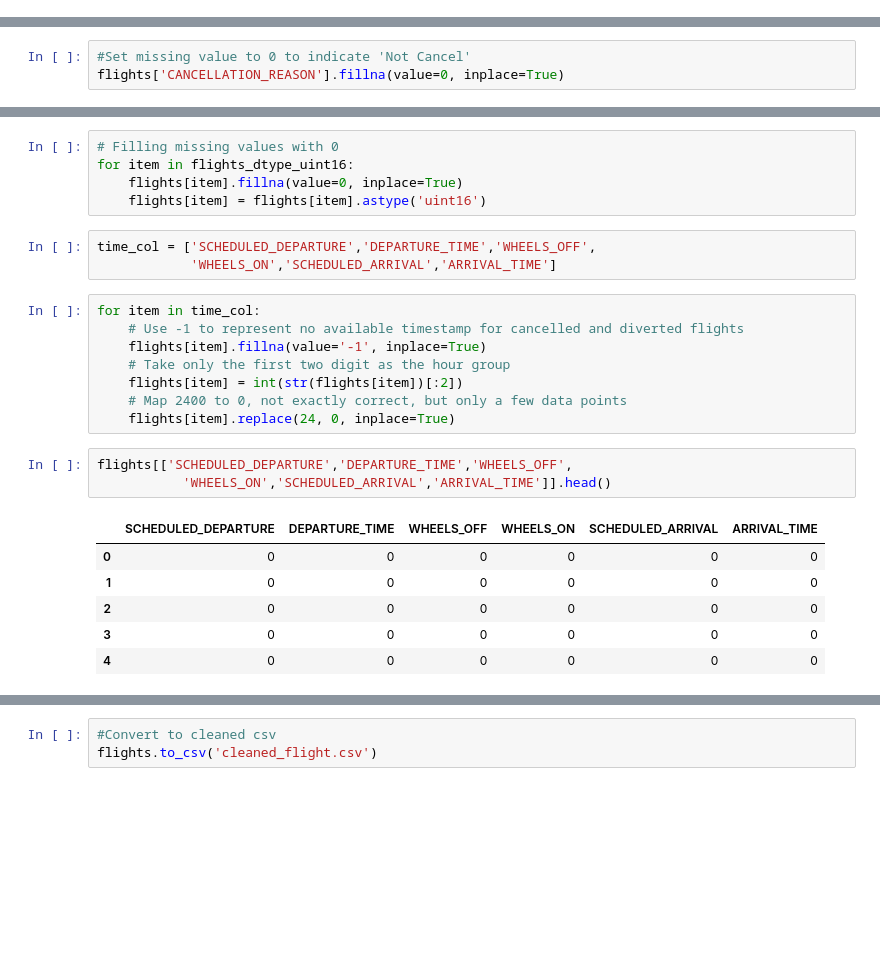
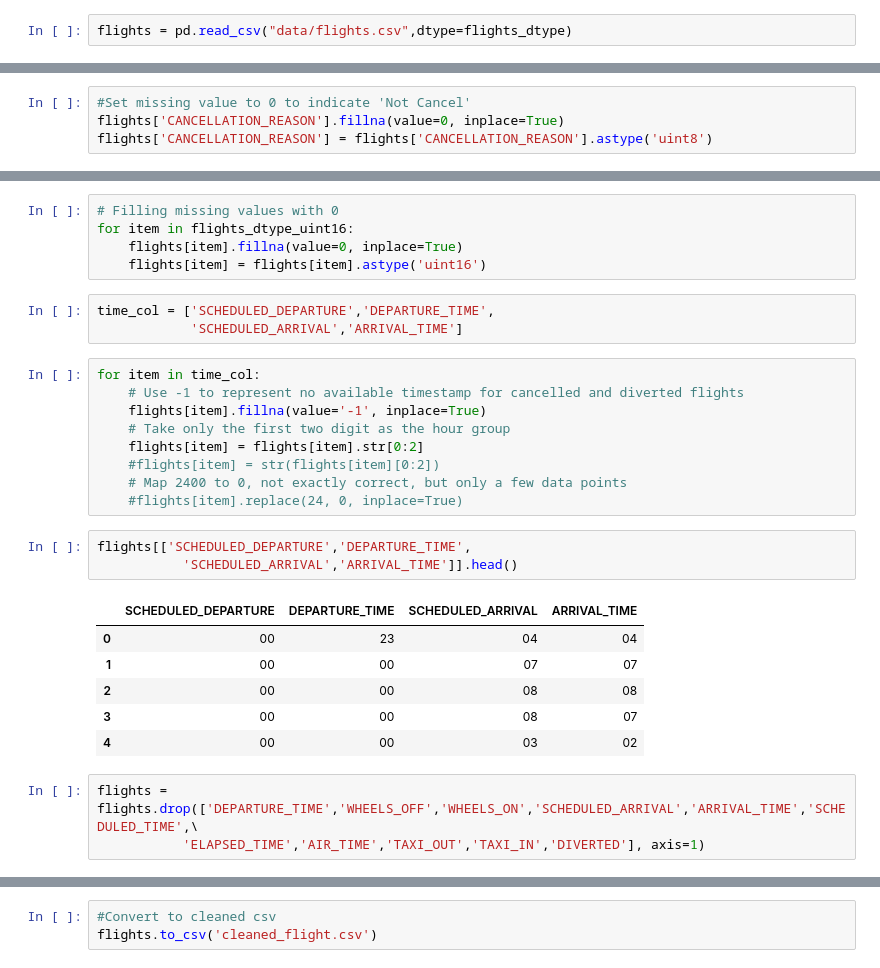
Before and after one commit to fractalss/FlightDelayCancellations_RandomForest, a Jupyter notebook: Preprocess_data.ipynb, the cells around one changed output, grey strips where cells are left out. Drawn from its saved outputs; the diff is of its cells as text; blank space fills up the shorter version.

```diff
--- a/Preprocess_data.ipynb
+++ b/Preprocess_data.ipynb
@@ -121,0 +70,2 @@ flights.astype(flights_dtype)
+# %%
+flights = pd.read_csv("data/flights.csv",dtype=flights_dtype)
@@ -202,6 +162,7 @@ for item in cancel_reason.index:
 # %%
 #Set missing value to 0 to indicate 'Not Cancel'
 flights['CANCELLATION_REASON'].fillna(value=0, inplace=True)
+flights['CANCELLATION_REASON'] = flights['CANCELLATION_REASON'].astype('uint8')
 # %%
 # Change 32 to 16 bit, signed 16 bit should be able to represent the value ranges
 flights_dtype_int16 = ['DEPARTURE_DELAY','ARRIVAL_DELAY']
@@ -220,26 +181,30 @@ for item in flights_dtype_uint16:
     flights[item].fillna(value=0, inplace=True)
     flights[item] = flights[item].astype('uint16')
 # %%
-time_col = ['SCHEDULED_DEPARTURE','DEPARTURE_TIME','WHEELS_OFF',
-            'WHEELS_ON','SCHEDULED_ARRIVAL','ARRIVAL_TIME']
+time_col = ['SCHEDULED_DEPARTURE','DEPARTURE_TIME',
+            'SCHEDULED_ARRIVAL','ARRIVAL_TIME']
 # %%
 for item in time_col:
     # Use -1 to represent no available timestamp for cancelled and diverted flights
     flights[item].fillna(value='-1', inplace=True)
     # Take only the first two digit as the hour group
-    flights[item] = int(str(flights[item])[:2])
+    flights[item] = flights[item].str[0:2]
+    #flights[item] = str(flights[item][0:2])
     # Map 2400 to 0, not exactly correct, but only a few data points
-    flights[item].replace(24, 0, inplace=True)
+    #flights[item].replace(24, 0, inplace=True)
 # %%
-flights[['SCHEDULED_DEPARTURE','DEPARTURE_TIME','WHEELS_OFF',
-           'WHEELS_ON','SCHEDULED_ARRIVAL','ARRIVAL_TIME']].head()
+flights[['SCHEDULED_DEPARTURE','DEPARTURE_TIME',
+           'SCHEDULED_ARRIVAL','ARRIVAL_TIME']].head()
 # %% [output]
-|  | SCHEDULED_DEPARTURE | DEPARTURE_TIME | WHEELS_OFF | WHEELS_ON | SCHEDULED_ARRIVAL | ARRIVAL_TIME |
-| 0 | 0 | 0 | 0 | 0 | 0 | 0 |
-| 1 | 0 | 0 | 0 | 0 | 0 | 0 |
-| 2 | 0 | 0 | 0 | 0 | 0 | 0 |
-| 3 | 0 | 0 | 0 | 0 | 0 | 0 |
-| 4 | 0 | 0 | 0 | 0 | 0 | 0 |
+|  | SCHEDULED_DEPARTURE | DEPARTURE_TIME | SCHEDULED_ARRIVAL | ARRIVAL_TIME |
+| 0 | 00 | 23 | 04 | 04 |
+| 1 | 00 | 00 | 07 | 07 |
+| 2 | 00 | 00 | 08 | 08 |
+| 3 | 00 | 00 | 08 | 07 |
+| 4 | 00 | 00 | 03 | 02 |
+# %%
+flights = flights.drop(['DEPARTURE_TIME','WHEELS_OFF','WHEELS_ON','SCHEDULED_ARRIVAL','ARRIVAL_TIME','SCHEDULED_TIME',\
+           'ELAPSED_TIME','AIR_TIME','TAXI_OUT','TAXI_IN','DIVERTED'], axis=1)
 # %%
 flights.info(null_counts=True)
 # %% [output]
```
Also changed, not shown: parts of 16 cells of this notebook, 5 other files.
